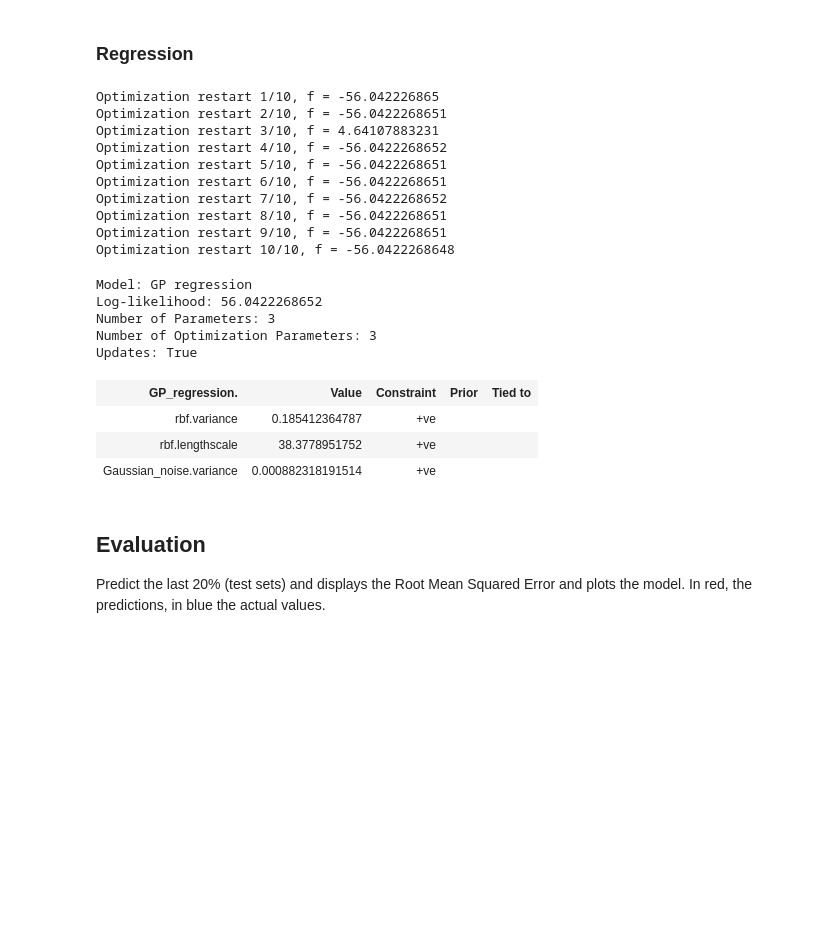
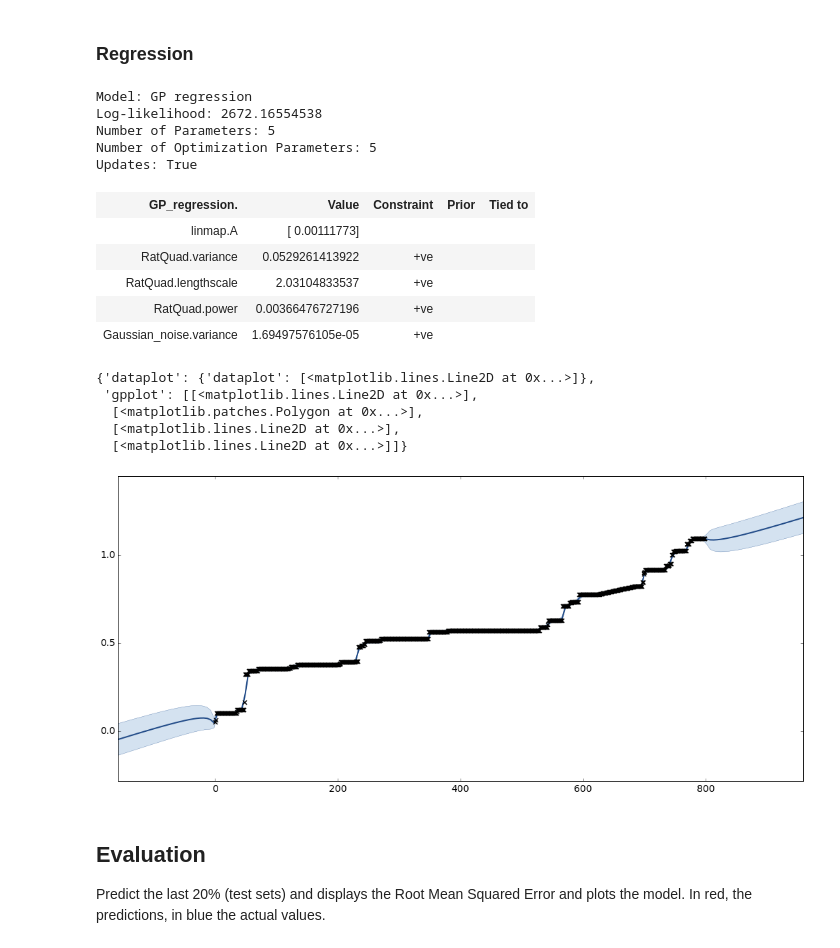
Before and after one commit to vicow/gaussian-process, a Jupyter notebook: notebooks/sidekick-project-regression.ipynb, the cells around one changed output. Drawn from its saved outputs; the diff is of its cells as text; code cells hidden in the pictures; blank space fills up the shorter version.

```diff
--- a/notebooks/sidekick-project-regression.ipynb
+++ b/notebooks/sidekick-project-regression.ipynb
@@ -207,32 +216,36 @@ RQxSE_WN = RQxSE.copy() + WN.copy()
 # %% [markdown]
 ### Regression
 # %%
-kernel = SE
+kernel = RQ
+mf = GPy.mappings.Linear(input_dim=1, output_dim=1)
+#kernel.variance = 0.191564703545
+#kernel.lengthscale = 250
 X = np.ndarray(shape=(len(Xtrain), 1), buffer=Xtrain, dtype=int)
 Y = np.ndarray(shape=(len(Ytrain), 1), buffer=Ytrain, dtype=float)
-m = GPy.models.GPRegression(X, Y, kernel)
-m.optimize_restarts(num_restarts=10)
+m = GPy.models.GPRegression(X, Y, kernel, mean_function=mf)
+#m.Gaussian_noise.variance = 0.001
+#m.optimize_restarts(num_restarts=10)
+m.optimize()
 display(m)
+m.plot()
 # %% [output]
-Optimization restart 1/10, f = -56.042226865
-Optimization restart 2/10, f = -56.0422268651
-Optimization restart 3/10, f = 4.64107883231
-Optimization restart 4/10, f = -56.0422268652
-Optimization restart 5/10, f = -56.0422268651
-Optimization restart 6/10, f = -56.0422268651
-Optimization restart 7/10, f = -56.0422268652
-Optimization restart 8/10, f = -56.0422268651
-Optimization restart 9/10, f = -56.0422268651
-Optimization restart 10/10, f = -56.0422268648
+Model: GP regression
+Log-likelihood: 2672.16554538
+Number of Parameters: 5
+Number of Optimization Parameters: 5
+Updates: True
+| GP_regression. | Value | Constraint | Prior | Tied to |
+| linmap.A | [ 0.00111773] |  |  |  |
+| RatQuad.variance | 0.0529261413922 | +ve |  |  |
+| RatQuad.lengthscale | 2.03104833537 | +ve |  |  |
+| RatQuad.power | 0.00366476727196 | +ve |  |  |
+| Gaussian_noise.variance | 1.69497576105e-05 | +ve |  |  |
-Model: GP regression
-Log-likelihood: 56.0422268652
-Number of Parameters: 3
-Number of Optimization Parameters: 3
-Updates: True
+{'dataplot': {'dataplot': [<matplotlib.lines.Line2D at 0x...>]},
+ 'gpplot': [[<matplotlib.lines.Line2D at 0x...>],
+  [<matplotlib.patches.Polygon at 0x...>],
+  [<matplotlib.lines.Line2D at 0x...>],
+  [<matplotlib.lines.Line2D at 0x...>]]}
-| GP_regression. | Value | Constraint | Prior | Tied to |
-| rbf.variance | 0.185412364787 | +ve |  |  |
-| rbf.lengthscale | 38.3778951752 | +ve |  |  |
-| Gaussian_noise.variance | 0.000882318191514 | +ve |  |  |
+[figure, added]
 # %% [markdown]
 ## Evaluation
 Predict the last 20% (test sets) and displays the Root Mean Squared Error and plots the model. In red, the predictions, in blue the actual values.
```
Also changed, not shown: parts of 7 cells of this notebook, 2 other files.
